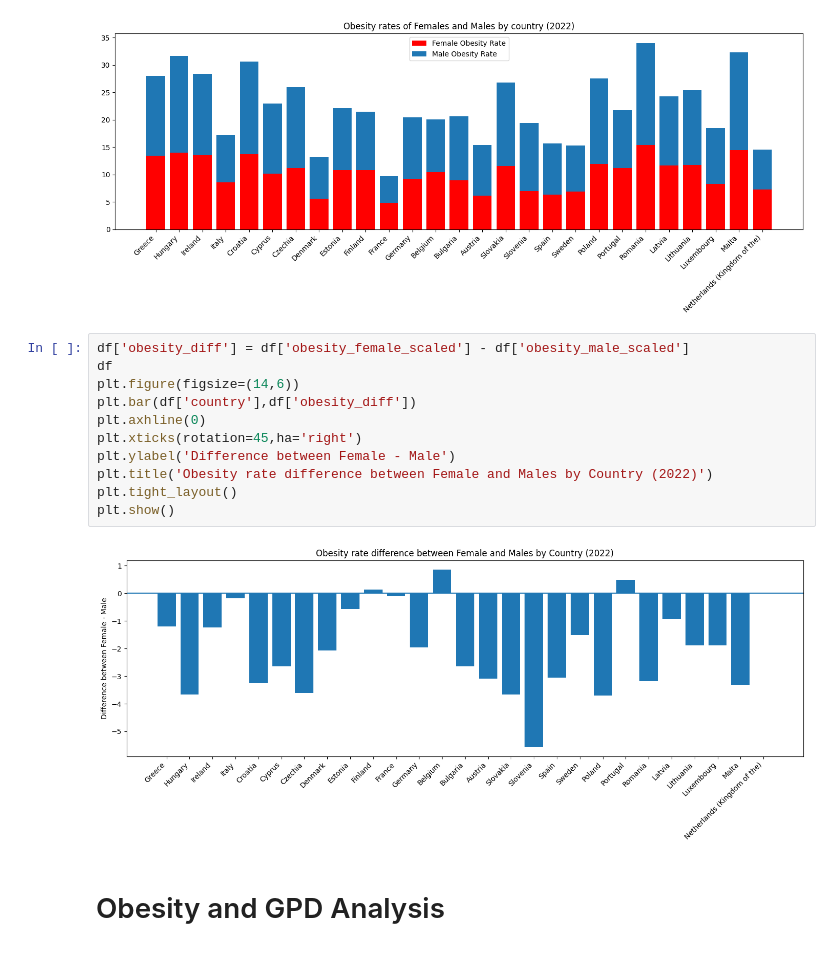
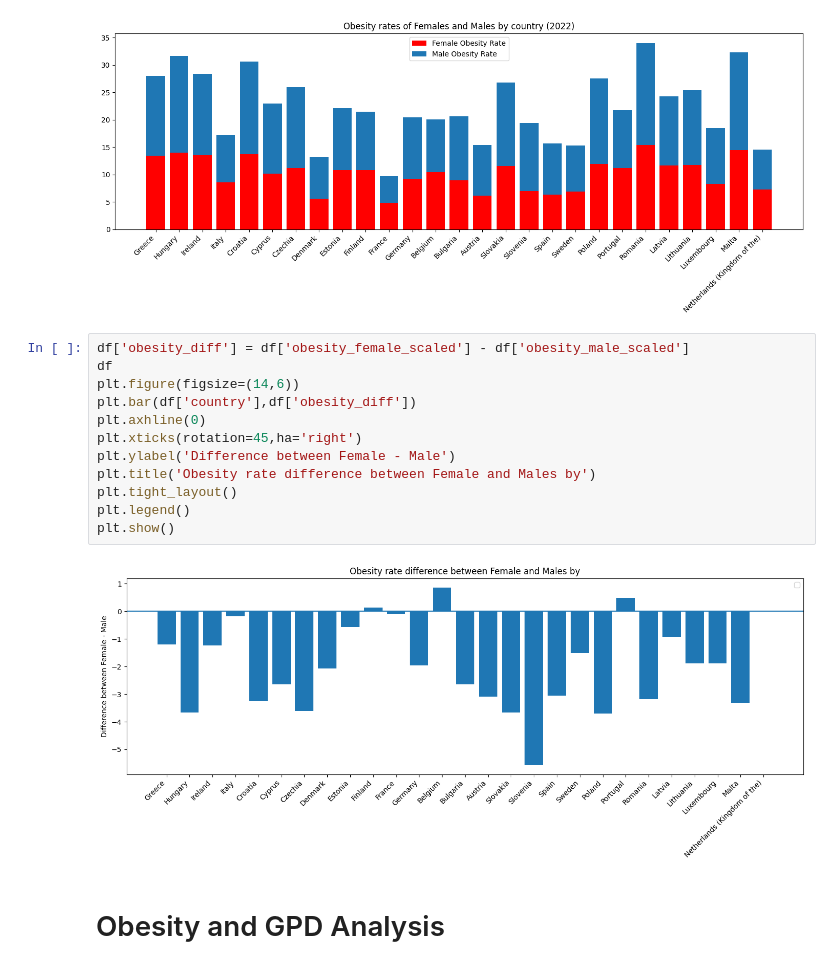
Before and after one commit to Danialmohebbi/EU-Obesity-Analysis, a Jupyter notebook: main.ipynb, the cells around one changed output. Saved outputs shown, nothing was run; the diff lists cells and outputs as text.

```diff
--- a/main.ipynb
+++ b/main.ipynb
@@ -143,16 +152,17 @@ plt.show()
 # %%
 df['obesity_diff'] = df['obesity_female_scaled'] - df['obesity_male_scaled']
 df
 plt.figure(figsize=(14,6))
 plt.bar(df['country'],df['obesity_diff'])
 plt.axhline(0)
 plt.xticks(rotation=45,ha='right')
 plt.ylabel('Difference between Female - Male')
-plt.title('Obesity rate difference between Female and Males by Country (2022)')
+plt.title('Obesity rate difference between Female and Males by')
 plt.tight_layout()
+plt.legend()
 plt.show()
 # %% [output]
-[figure, old version]
+[figure, new version]
 # %% [markdown]
 <h1>Obesity and GPD Analysis</h1>
 # %%
```
Also changed, not shown: parts of 4 cells of this notebook, 1 other file.
